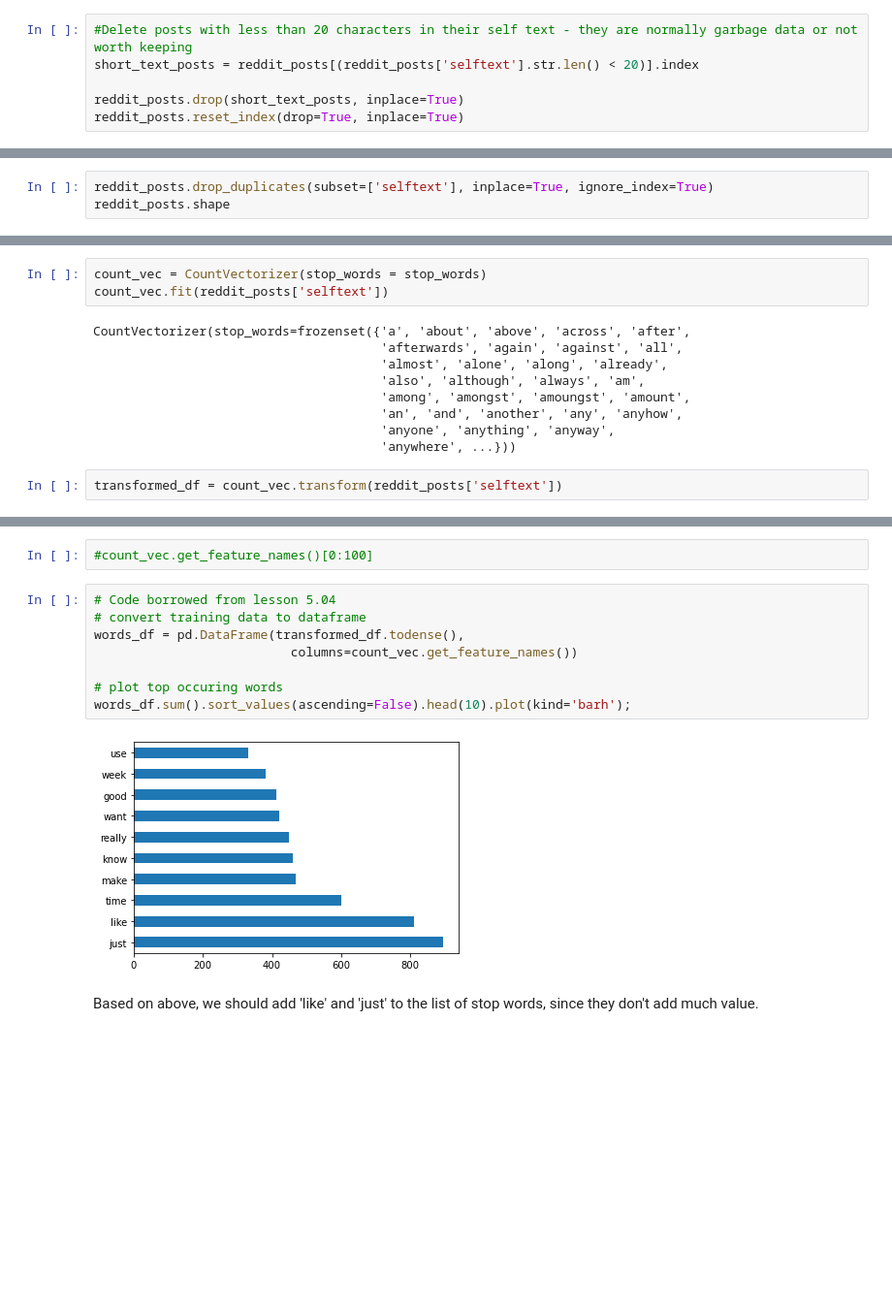
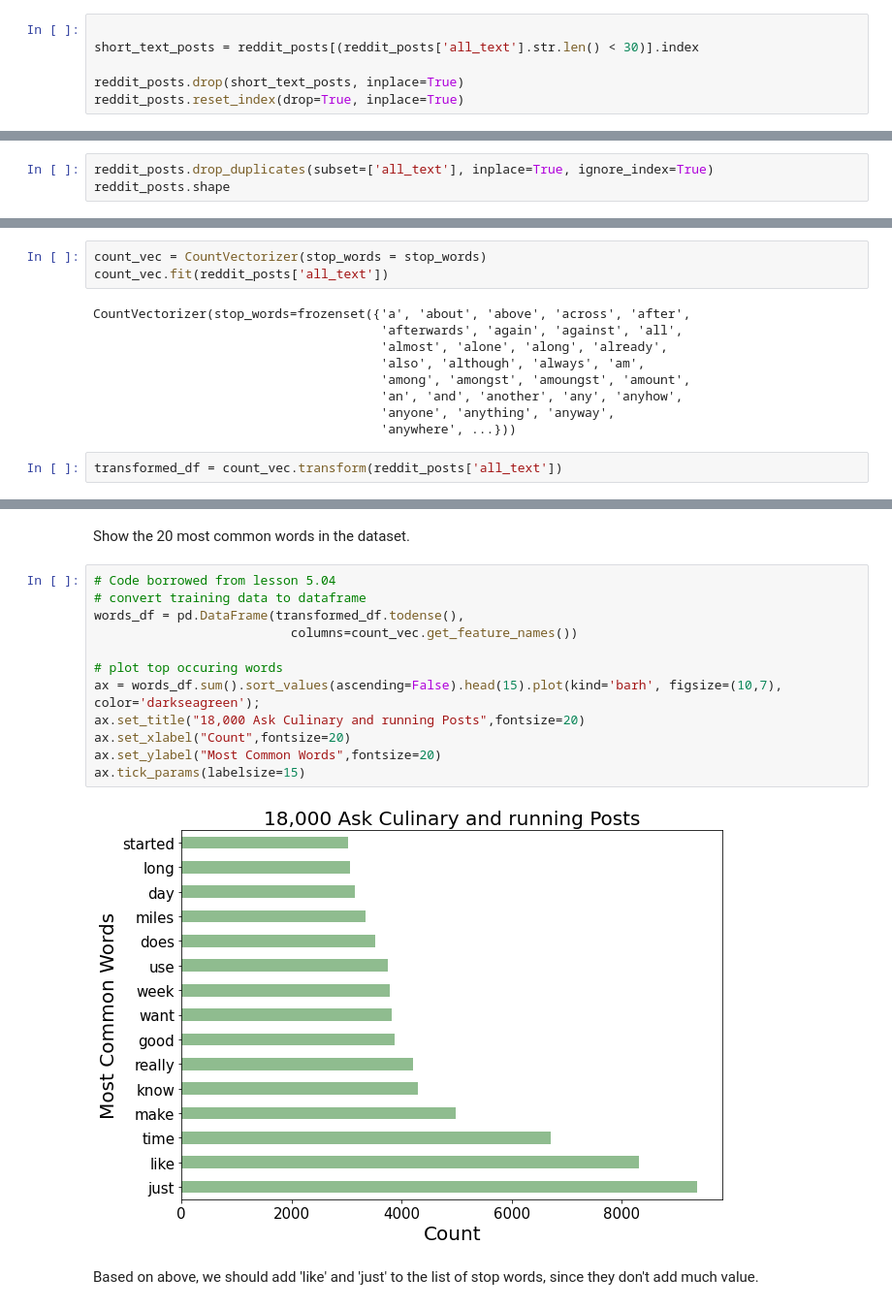
Before and after one commit to pmiller50/Reddit_NLP, a Jupyter notebook: 02_EDA.ipynb, the cells around one changed output, grey strips where cells are left out. Shown at 97% size. Cells and saved outputs as stored; diff of their text form; blank space fills up the shorter version.

```diff
--- a/02_EDA.ipynb
+++ b/02_EDA.ipynb
@@ -116,6 +124,6 @@ reddit_posts['selftext'].replace('[d|D]oesn[\’|\']t', 'does not', regex=True,
 # %%
-#Delete posts with less than 20 characters in their self text - they are normally garbage data or not worth keeping
-short_text_posts = reddit_posts[(reddit_posts['selftext'].str.len() < 20)].index
+
+short_text_posts = reddit_posts[(reddit_posts['all_text'].str.len() < 30)].index
 
 reddit_posts.drop(short_text_posts, inplace=True)
 reddit_posts.reset_index(drop=True, inplace=True)
@@ -138,4 +142,4 @@ So there are 1902 unique selftext values, but 1939 rows, so there are duplicates
 # %%
-reddit_posts.drop_duplicates(subset=['selftext'], inplace=True, ignore_index=True)
+reddit_posts.drop_duplicates(subset=['all_text'], inplace=True, ignore_index=True)
 reddit_posts.shape
 # %% [output]
@@ -167,7 +172,7 @@ stop_words = text.ENGLISH_STOP_WORDS.union(more_stop_words)
 Inspect the data using Count Vectorizer.  This will also be done in the modeling step
 # %%
 count_vec = CountVectorizer(stop_words = stop_words)
-count_vec.fit(reddit_posts['selftext'])
+count_vec.fit(reddit_posts['all_text'])
 # %% [output]
 CountVectorizer(stop_words=frozenset({'a', 'about', 'above', 'across', 'after',
                                       'afterwards', 'again', 'against', 'all',
@@ -178,7 +183,7 @@ CountVectorizer(stop_words=frozenset({'a', 'about', 'above', 'across', 'after',
                                       'anyone', 'anything', 'anyway',
                                       'anywhere', ...}))
 # %%
-transformed_df = count_vec.transform(reddit_posts['selftext'])
+transformed_df = count_vec.transform(reddit_posts['all_text'])
 # %%
 transformed_df.shape
 # %% [output]
@@ -186,15 +191,19 @@ transformed_df.shape
-# %%
-#count_vec.get_feature_names()[0:100]
+# %% [markdown]
+Show the 20 most common words in the dataset.
 # %%
 # Code borrowed from lesson 5.04
 # convert training data to dataframe
 words_df = pd.DataFrame(transformed_df.todense(),
                           columns=count_vec.get_feature_names())
 
 # plot top occuring words
-words_df.sum().sort_values(ascending=False).head(10).plot(kind='barh');
+ax = words_df.sum().sort_values(ascending=False).head(15).plot(kind='barh', figsize=(10,7), color='darkseagreen');
+ax.set_title("18,000 Ask Culinary and running Posts",fontsize=20)
+ax.set_xlabel("Count",fontsize=20)
+ax.set_ylabel("Most Common Words",fontsize=20)
+ax.tick_params(labelsize=15)
 # %% [output]
-[figure, old version]
+[figure, new version]
 # %% [markdown]
 Based on above, we should add 'like' and 'just' to the list of stop words, since they don't add much value.
 # %% [markdown]
```
Also changed, not shown: parts of 23 cells of this notebook, 21 other files.
